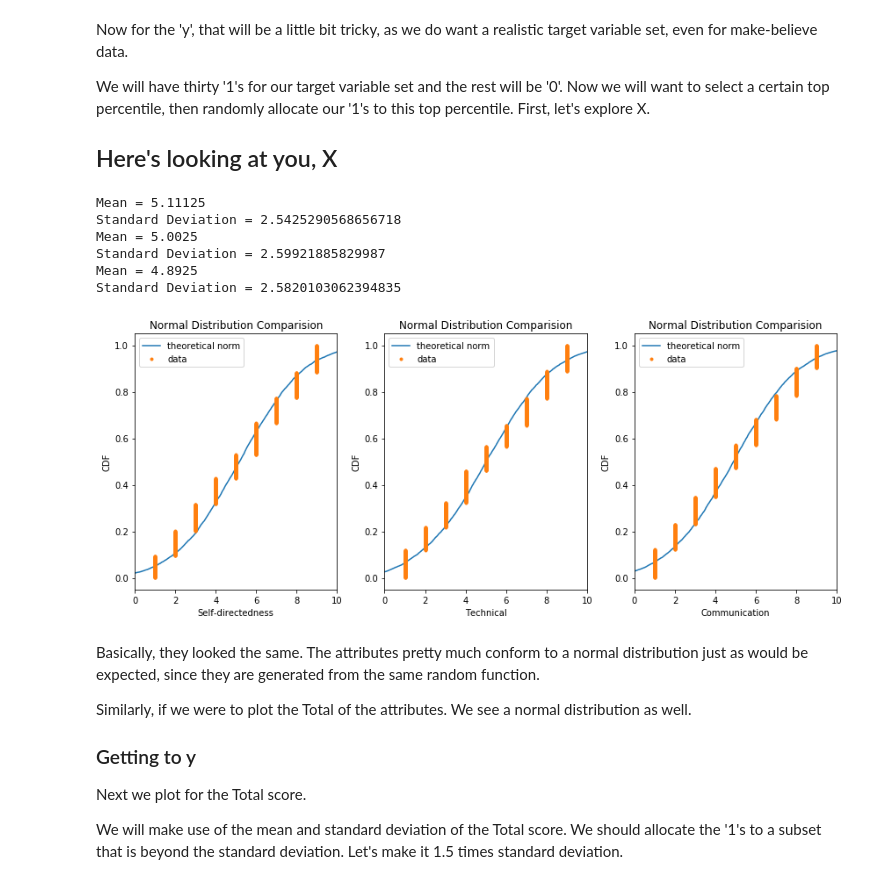
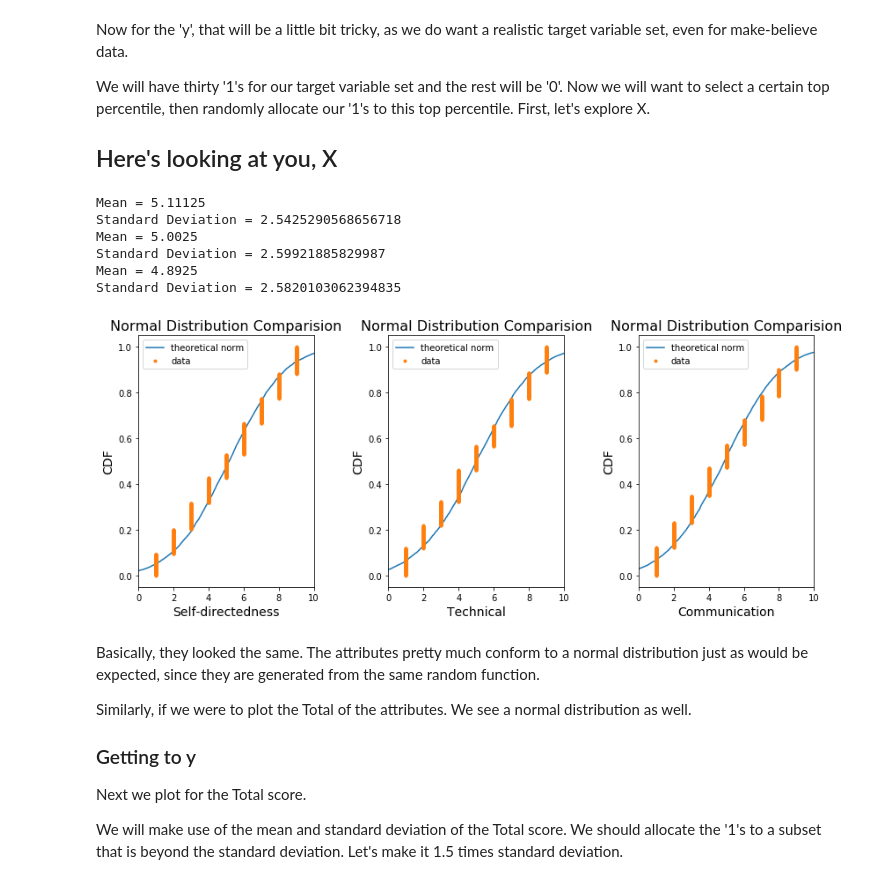
Before and after one commit to alexchanyj/AdmissionAIAP, a Jupyter notebook: Admission to the AI Apprenticeship Programme.ipynb, the cells around one changed output. Drawn from its saved outputs; the diff is of its cells as text; code cells hidden in the pictures.

```diff
--- a/Admission to the AI Apprenticeship Programme.ipynb
+++ b/Admission to the AI Apprenticeship Programme.ipynb
@@ -98,6 +103,7 @@ def ecdf(data):
 
     return x, y
 
+#function to calculate and plot the graph for Normal Distribution Comparison
 def normal_dist_cmp(var):
     arr= df[var]
     # Compute mean and standard deviation: mu, sigma
@@ -114,41 +120,41 @@ def normal_dist_cmp(var):
     # Plot the CDFs and show the plot
     _ = plt.plot(x_theor, y_theor, label='theoretical norm')
     _ = plt.plot(x, y, marker='.', linestyle='none', label='data')
-    _ = plt.xlabel(var)
-    _ = plt.ylabel('CDF')
-    _ = plt.title('Normal Distribution Comparision')
+    _ = plt.xlabel(var, fontsize=14)
+    _ = plt.ylabel('CDF', fontsize=14)
+    _ = plt.title('Normal Distribution Comparision', fontsize=16)
     _ = plt.legend(loc='best')
 
     return mu, sigma
 
 plt.subplot(1,3,1)
 plt.xlim(0,10)
 mu, sigma = normal_dist_cmp('Self-directedness')
 print ("Mean = " + str(mu))
 print ("Standard Deviation = " + str(sigma))
 
 plt.subplot(1,3,2)
 plt.xlim(0,10)
 mu, sigma = normal_dist_cmp('Technical')
 print ("Mean = " + str(mu))
 print ("Standard Deviation = " + str(sigma))
 
 plt.subplot(1,3,3)
 plt.xlim(0,10)
 mu, sigma = normal_dist_cmp('Communication')
 print ("Mean = " + str(mu))
 print ("Standard Deviation = " + str(sigma))
 
 plt.tight_layout()
 plt.show()
 # %% [output]
 Mean = 5.11125
 Standard Deviation = 2.5425290568656718
 Mean = 5.0025
 Standard Deviation = 2.59921885829987
 Mean = 4.8925
 Standard Deviation = 2.5820103062394835
-[figure, old version]
+[figure, new version]
 # %% [markdown]
 Basically, they looked the same. The attributes pretty much conform to a normal distribution just as would be expected, since they are generated from the same random function.
 
```
Also changed, not shown: parts of 36 cells of this notebook, 2 other files.
